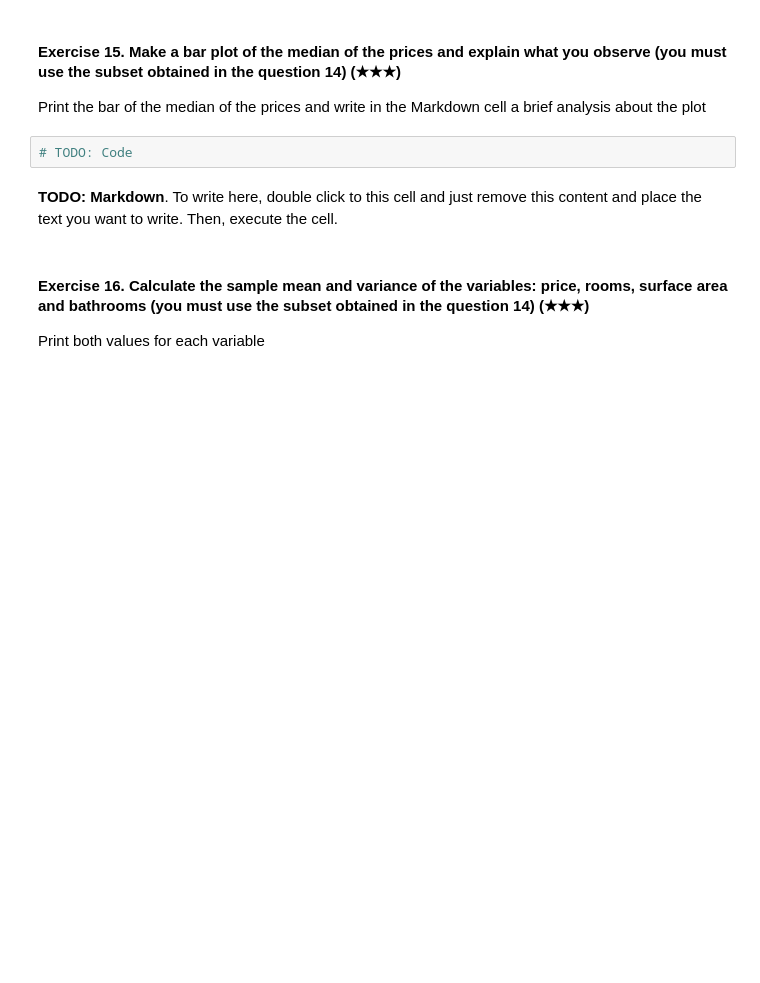
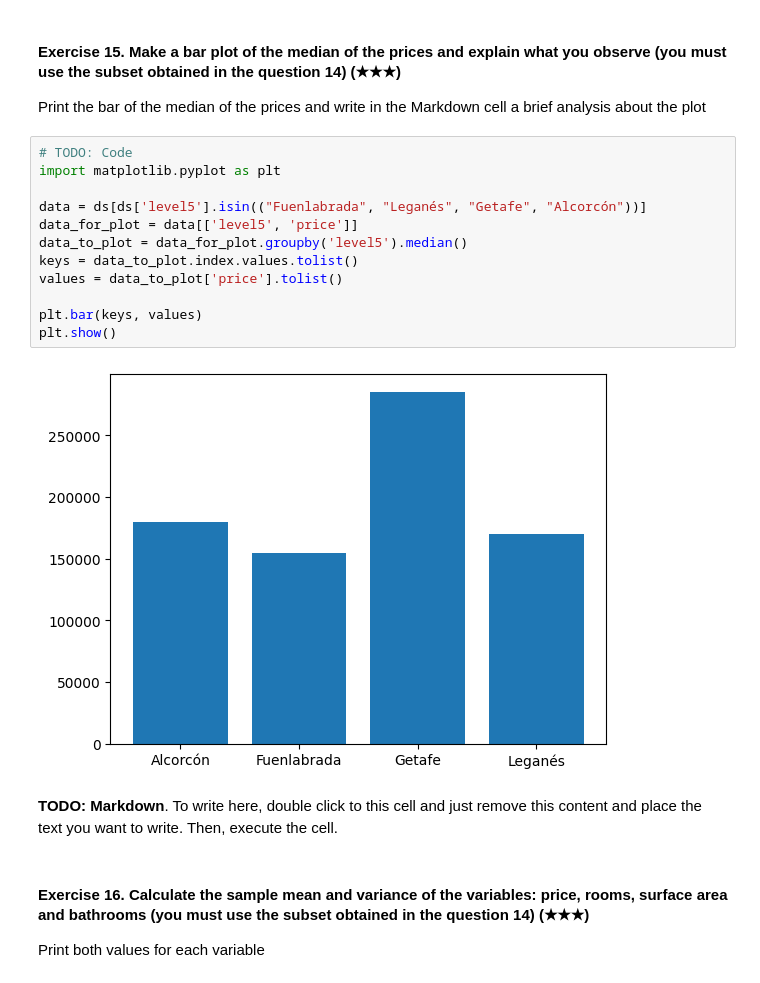
Before and after one commit to sbarcelona11/realestate-datacleanup-exercise, a Jupyter notebook: project.ipynb, the cells around one changed output. Saved outputs shown, nothing was run; the diff lists cells and outputs as text; blank space fills up the shorter version.

```diff
--- a/project.ipynb
+++ b/project.ipynb
@@ -254,6 +285,18 @@ Hint: Filter the original DataFrame using the column `level5` and the function `
 Print the bar of the median of the prices and write in the Markdown cell a brief analysis about the plot
 # %%
 # TODO: Code
+import matplotlib.pyplot as plt
+
+data = ds[ds['level5'].isin(("Fuenlabrada", "Leganés", "Getafe", "Alcorcón"))]
+data_for_plot = data[['level5', 'price']]
+data_to_plot = data_for_plot.groupby('level5').median()
+keys = data_to_plot.index.values.tolist()
+values = data_to_plot['price'].tolist()
+
+plt.bar(keys, values)
+plt.show()
+# %% [output]
+[figure, added]
 # %% [markdown]
 **TODO: Markdown**. To write here, double click to this cell and just remove this content and place the text you want to write. Then, execute the cell.
 # %% [markdown]
```
Also changed, not shown: parts of 13 cells of this notebook.
